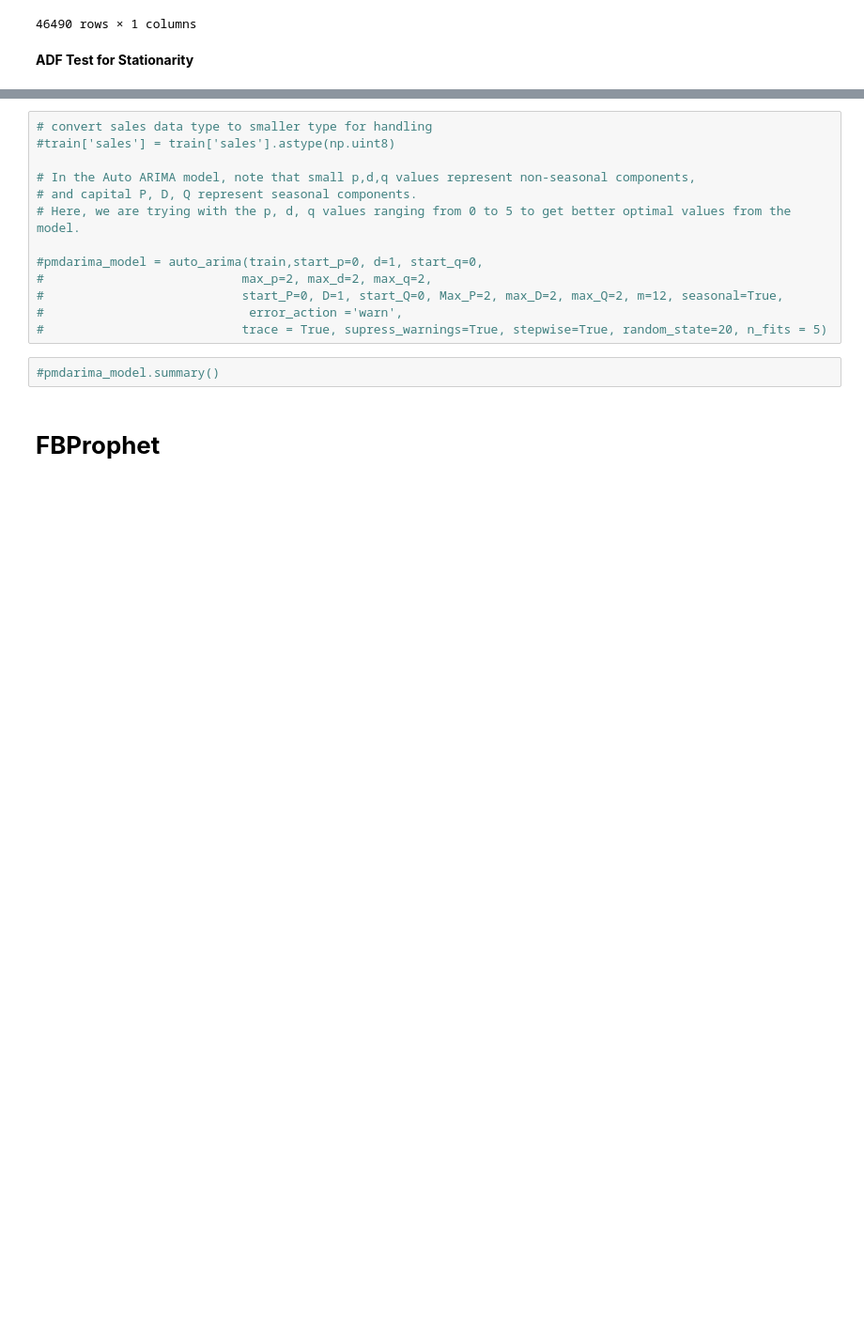
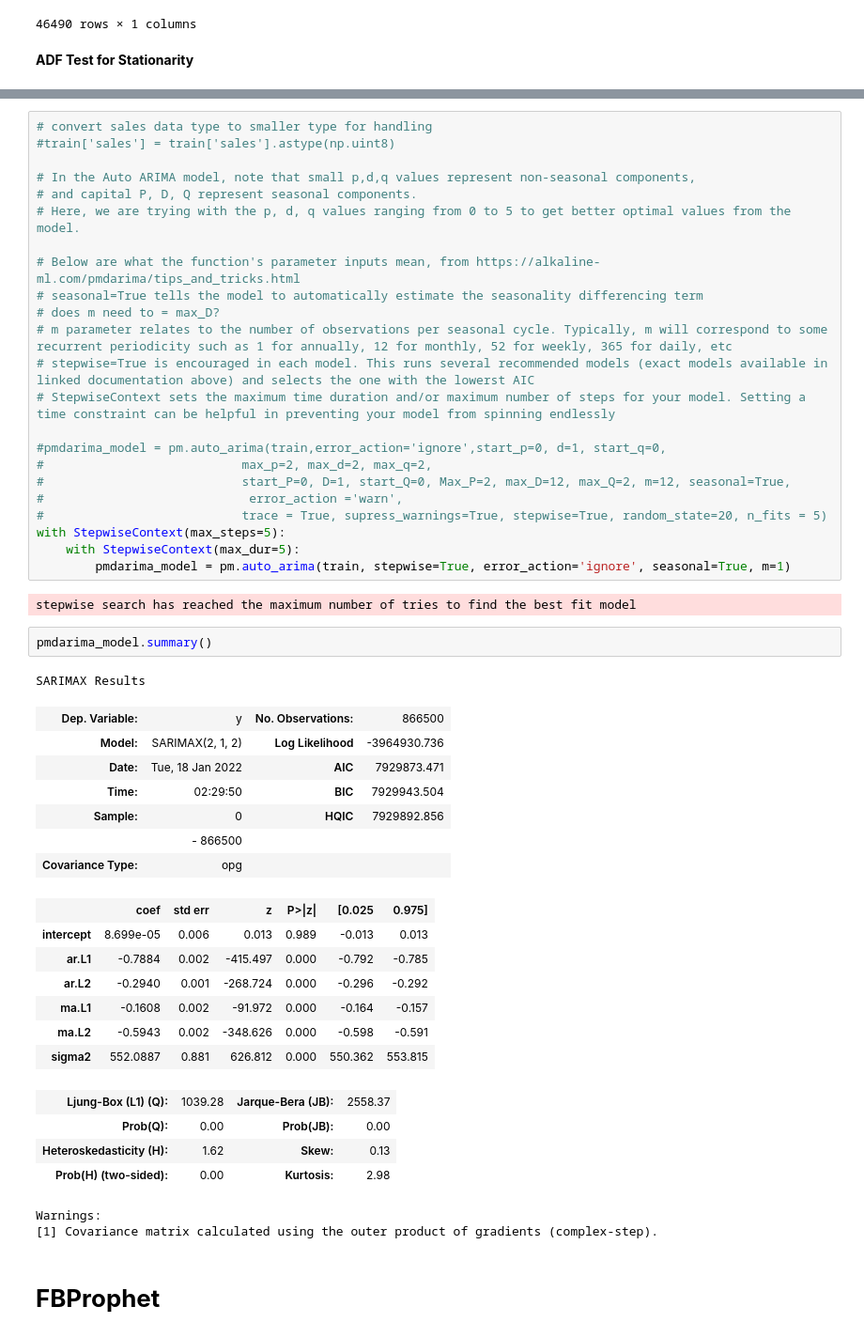
Before and after one commit to kendall-bug/Demand-Planning-Practice-Problem---Time-Series-Methods, a Jupyter notebook: Demand_Planning_Practice_Problem_Time_Series_Methods.ipynb, the cells around one changed output, grey strips where cells are left out. Shown at 94% size. Cells and saved outputs as stored; diff of their text form; blank space fills up the shorter version.

```diff
--- a/Demand_Planning_Practice_Problem_Time_Series_Methods.ipynb
+++ b/Demand_Planning_Practice_Problem_Time_Series_Methods.ipynb
@@ -393,13 +421,47 @@ test.head(-10)
 # and capital P, D, Q represent seasonal components.
 # Here, we are trying with the p, d, q values ranging from 0 to 5 to get better optimal values from the model.
 
-#pmdarima_model = auto_arima(train,start_p=0, d=1, start_q=0,
+# Below are what the function's parameter inputs mean, from https://alkaline-ml.com/pmdarima/tips_and_tricks.html
+# seasonal=True tells the model to automatically estimate the seasonality differencing term
+# does m need to = max_D?
+# m parameter relates to the number of observations per seasonal cycle. Typically, m will correspond to some recurrent periodicity such as 1 for annually, 12 for monthly, 52 for weekly, 365 for daily, etc
+# stepwise=True is encouraged in each model. This runs several recommended models (exact models available in linked documentation above) and selects the one with the lowerst AIC
+# StepwiseContext sets the maximum time duration and/or maximum number of steps for your model. Setting a time constraint can be helpful in preventing your model from spinning endlessly
+
+#pmdarima_model = pm.auto_arima(train,error_action='ignore',start_p=0, d=1, start_q=0,
 #                           max_p=2, max_d=2, max_q=2,
-#                           start_P=0, D=1, start_Q=0, Max_P=2, max_D=2, max_Q=2, m=12, seasonal=True,
+#                           start_P=0, D=1, start_Q=0, Max_P=2, max_D=12, max_Q=2, m=12, seasonal=True,
 #                            error_action ='warn',
 #                           trace = True, supress_warnings=True, stepwise=True, random_state=20, n_fits = 5)
+with StepwiseContext(max_steps=5):
+    with StepwiseContext(max_dur=5):
+        pmdarima_model = pm.auto_arima(train, stepwise=True, error_action='ignore', seasonal=True, m=1)
+# %% [output]
+stepwise search has reached the maximum number of tries to find the best fit model
-# %%
-#pmdarima_model.summary()
+# %%
+pmdarima_model.summary()
+# %% [output]
+SARIMAX Results
+| Dep. Variable: | y | No. Observations: | 866500 |
+| Model: | SARIMAX(2, 1, 2) | Log Likelihood | -3964930.736 |
+| Date: | Tue, 18 Jan 2022 | AIC | 7929873.471 |
+| Time: | 02:29:50 | BIC | 7929943.504 |
+| Sample: | 0 | HQIC | 7929892.856 |
+|  | - 866500 |  |  |
+| Covariance Type: | opg |  |  |
+|  | coef | std err | z | P>|z| | [0.025 | 0.975] |
+| intercept | 8.699e-05 | 0.006 | 0.013 | 0.989 | -0.013 | 0.013 |
+| ar.L1 | -0.7884 | 0.002 | -415.497 | 0.000 | -0.792 | -0.785 |
+| ar.L2 | -0.2940 | 0.001 | -268.724 | 0.000 | -0.296 | -0.292 |
+| ma.L1 | -0.1608 | 0.002 | -91.972 | 0.000 | -0.164 | -0.157 |
+| ma.L2 | -0.5943 | 0.002 | -348.626 | 0.000 | -0.598 | -0.591 |
+| sigma2 | 552.0887 | 0.881 | 626.812 | 0.000 | 550.362 | 553.815 |
+| Ljung-Box (L1) (Q): | 1039.28 | Jarque-Bera (JB): | 2558.37 |
+| Prob(Q): | 0.00 | Prob(JB): | 0.00 |
+| Heteroskedasticity (H): | 1.62 | Skew: | 0.13 |
+| Prob(H) (two-sided): | 0.00 | Kurtosis: | 2.98 |
+Warnings:
+[1] Covariance matrix calculated using the outer product of gradients (complex-step).
 # %% [markdown]
 # **FBProphet**
 # %%
```
Also changed, not shown: parts of 10 cells of this notebook.
